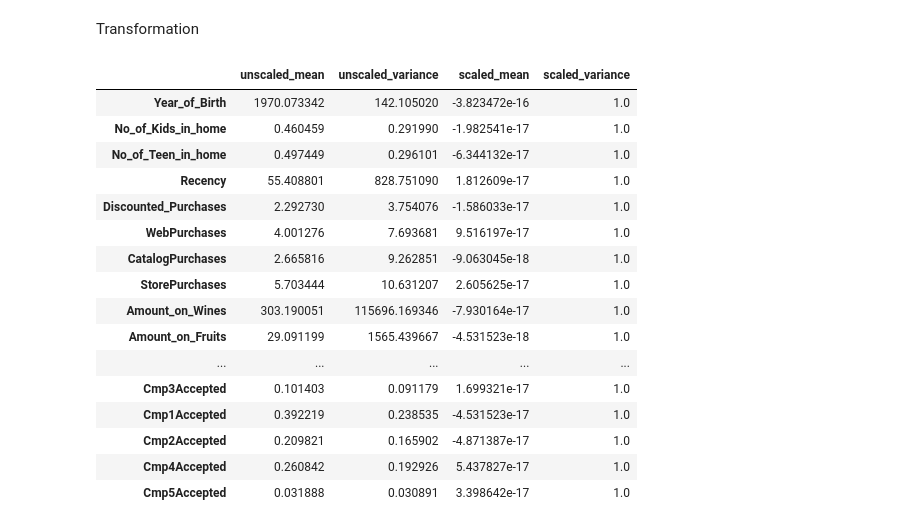
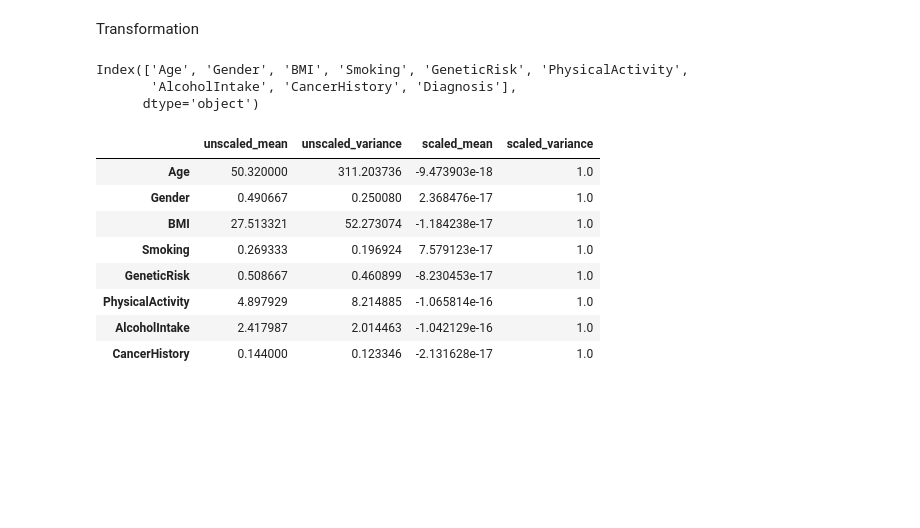
Before and after one commit to INFO523-Fall25-101-201/final-project-taiwo-osunrinde-solo, a Jupyter notebook: Final_Project.ipynb, the cells around one changed output. Saved outputs shown, nothing was run; the diff lists cells and outputs as text; code cells hidden in the pictures; blank space fills up the shorter version.

```diff
--- a/Final_Project.ipynb
+++ b/Final_Project.ipynb
@@ -291,12 +169,19 @@ from mlxtend.feature_selection import SequentialFeatureSelector as Feature_selec
 # %%
-Feature_selection = Feature_selection(pipe,
+#feature importance
+rfc=rf()
+Scaler=StandardScaler()
+from sklearn.pipeline import Pipeline
+pipe=Pipeline([('scaler', Scaler),
+               ('classifier', rfc)
+              ])
+# Instantiate the SequentialFeatureSelector into a variable 'sfs'
+# Re-imported class name ensures any previous kernel binding is overwritten
+sfs = SequentialFeatureSelector(estimator=pipe,
            k_features=1,
            forward=False,
            scoring='neg_mean_squared_error',
            )
-
-X = data_2.drop(columns='Response')
-
-Feature_selection.fit(X,y)
-Feature_selection.subsets_
+X, y = data.drop("Diagnosis", axis = 1), data["Diagnosis"]
+sfs.fit(X,y)
+sfs.subsets_
 # %% [output]
@@ -320,6 +205,3 @@ Feature_selection.subsets_
-# %%
-X=data_2.drop('Response', axis=1)
-y=data_2['Response']
 # %% [markdown]
 Transformation
 # %%
@@ -327,34 +208,31 @@ from sklearn.preprocessing import StandardScaler
 Scaler=StandardScaler()
 #transforming my data
 Scaler_transform=Scaler.fit_transform(X)
+# %%
+data.columns
+# %% [output]
+Index(['Age', 'Gender', 'BMI', 'Smoking', 'GeneticRisk', 'PhysicalActivity',
+       'AlcoholIntake', 'CancerHistory', 'Diagnosis'],
+      dtype='object')
 # %%
 scale_result=np.vstack((X.mean(axis=0), X.var(axis=0),Scaler_transform.mean(axis=0), Scaler_transform.var(axis=0) )).T
 #creating a dict
-this_dict={'feature_names': ['Year_of_Birth','No_of_Kids_in_home','No_of_Teen_in_home','Recency','Discounted_Purchases','WebPurchases',
-                           'CatalogPurchases','StorePurchases','Amount_on_Wines','Amount_on_Fruits','Amount_on_MeatProducts','Amount_on_FishProducts',
-                           'Amount_on_SweetProducts','Amount_on_GoldProds','WebVisitsMonth','Any_Complain','2n Cycle','Basic','Graduation','Master','PhD',
-                           'Absurd','Divorced','Married','Single','Together','Widow','Cmp3Accepted','Cmp1Accepted',
-                    'Cmp2Accepted','Cmp4Accepted','Cmp5Accepted']}
+this_dict={'feature_names': ['Age','Gender','BMI','Smoking',
+                             'GeneticRisk','PhysicalActivity',
+                             'AlcoholIntake',
+                    'CancerHistory']}
 feature_names=this_dict['feature_names']
-columns=['unscaled_mean', 'unscaled_variance', 'scaled_mean', 'scaled_variance']
+columns=['unscaled_mean', 'unscaled_variance',    'scaled_mean', 'scaled_variance']
 df=pd.DataFrame(scale_result, index=feature_names, columns=columns)
 df
 # %% [output]
 |  | unscaled_mean | unscaled_variance | scaled_mean | scaled_variance |
-| Year_of_Birth | 1970.073342 | 142.105020 | -3.823472e-16 | 1.0 |
-| No_of_Kids_in_home | 0.460459 | 0.291990 | -1.982541e-17 | 1.0 |
-| No_of_Teen_in_home | 0.497449 | 0.296101 | -6.344132e-17 | 1.0 |
-| Recency | 55.408801 | 828.751090 | 1.812609e-17 | 1.0 |
-| Discounted_Purchases | 2.292730 | 3.754076 | -1.586033e-17 | 1.0 |
-| WebPurchases | 4.001276 | 7.693681 | 9.516197e-17 | 1.0 |
-| CatalogPurchases | 2.665816 | 9.262851 | -9.063045e-18 | 1.0 |
-| StorePurchases | 5.703444 | 10.631207 | 2.605625e-17 | 1.0 |
-| Amount_on_Wines | 303.190051 | 115696.169346 | -7.930164e-17 | 1.0 |
-| Amount_on_Fruits | 29.091199 | 1565.439667 | -4.531523e-18 | 1.0 |
-| ... | ... | ... | ... | ... |
-| Cmp3Accepted | 0.101403 | 0.091179 | 1.699321e-17 | 1.0 |
-| Cmp1Accepted | 0.392219 | 0.238535 | -4.531523e-17 | 1.0 |
-| Cmp2Accepted | 0.209821 | 0.165902 | -4.871387e-17 | 1.0 |
-| Cmp4Accepted | 0.260842 | 0.192926 | 5.437827e-17 | 1.0 |
-| Cmp5Accepted | 0.031888 | 0.030891 | 3.398642e-17 | 1.0 |
+| Age | 50.320000 | 311.203736 | -9.473903e-18 | 1.0 |
+| Gender | 0.490667 | 0.250080 | 2.368476e-17 | 1.0 |
+| BMI | 27.513321 | 52.273074 | -1.184238e-17 | 1.0 |
+| Smoking | 0.269333 | 0.196924 | 7.579123e-17 | 1.0 |
+| GeneticRisk | 0.508667 | 0.460899 | -8.230453e-17 | 1.0 |
+| PhysicalActivity | 4.897929 | 8.214885 | -1.065814e-16 | 1.0 |
+| AlcoholIntake | 2.417987 | 2.014463 | -1.042129e-16 | 1.0 |
+| CancerHistory | 0.144000 | 0.123346 | -2.131628e-17 | 1.0 |
 # %%
```
Also changed, not shown: parts of 46 cells of this notebook, 1 other file.
